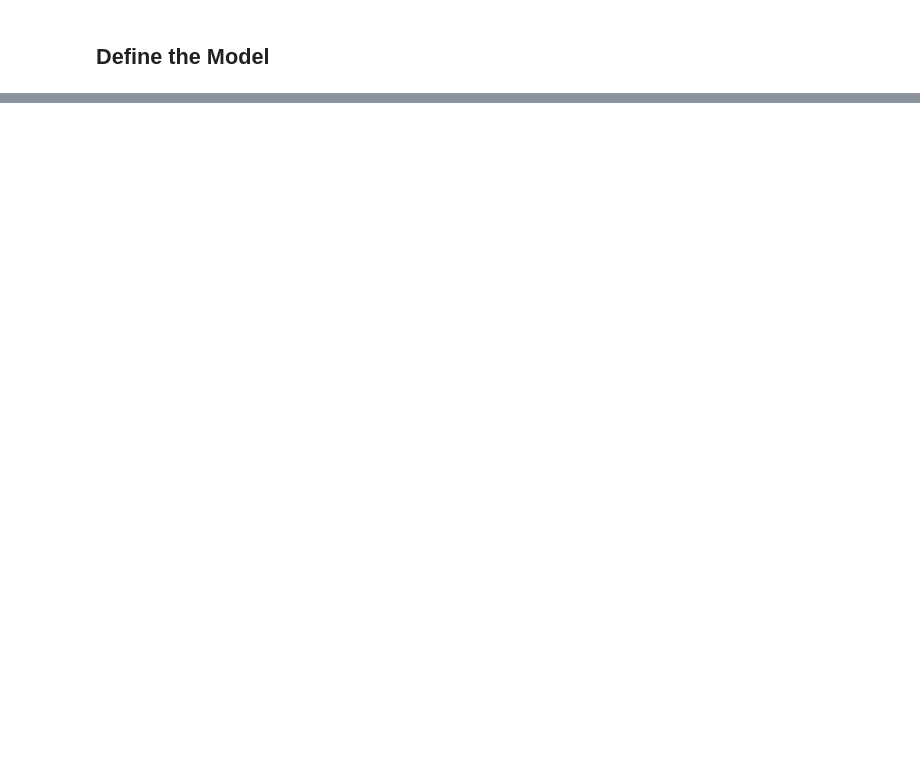
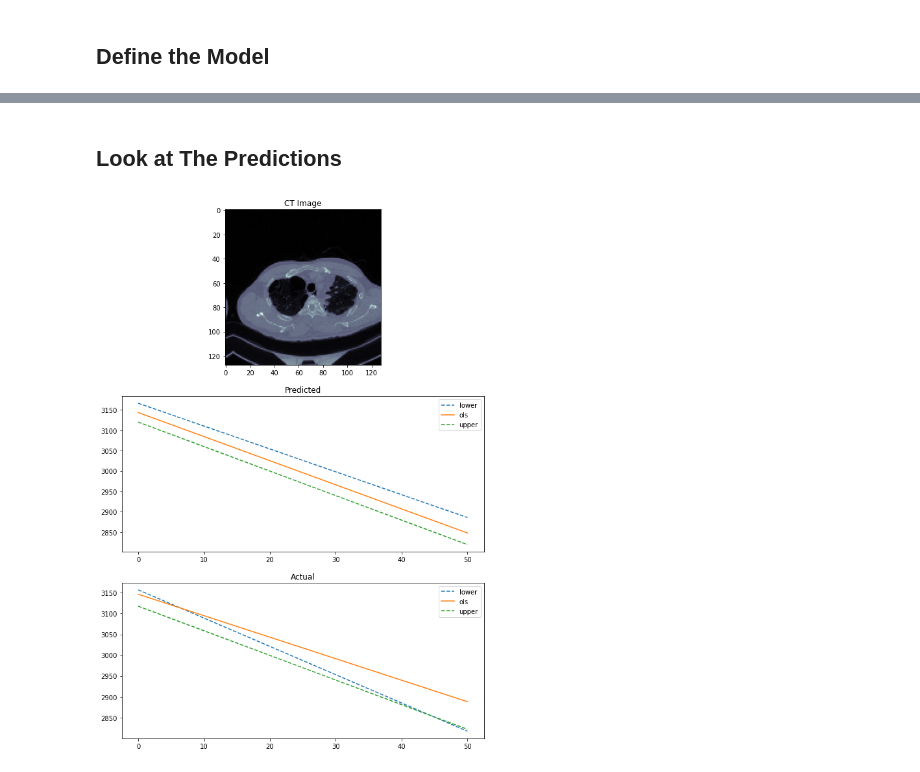
Before and after one commit to Lexie88rus/PulmonaryFibrosisProgression, a Jupyter notebook: Pulmonary_Fibrosis_Starter.ipynb, the cells around one changed output, grey strips where cells are left out. Saved outputs shown, nothing was run; the diff lists cells and outputs as text; code cells hidden in the pictures; blank space fills up the shorter version.

```diff
--- a/Pulmonary_Fibrosis_Starter.ipynb
+++ b/Pulmonary_Fibrosis_Starter.ipynb
@@ -300,0 +552,48 @@ for img, labels in sample_trainloader:
+# %% [markdown]
+## Look at The Predictions
+# %%
+# plot sample train data
+model.eval()
+for img, meta, labels in testloader:
+    img, meta, labels = img.to(device), meta.to(device), labels.to(device)
+    preds  = model.forward(img, meta)
+
+    img = img.cpu().detach().numpy()
+    preds = preds.cpu().detach().numpy()
+    labels = labels.cpu().detach().numpy()
+
+    # visualize the inputs
+    fig, axs = plt.subplots(3, 1, figsize=(10,15))
+    for i in range(0, img.shape[0]):
+        axs[0].imshow(img[i].reshape(SIZE, SIZE), cmap='bone')
+        axs[0].set_title('CT Image')
+
+        # plot predicted prognosis
+        a_lower, a_ols, a_upper, b_lower, b_ols, b_upper = preds[i][0], preds[i][1], preds[i][2], preds[i][3], preds[i][4], preds[i][5]
+        x = np.linspace(0, 50, 10)
+        axs[1].plot(x, lin_func(x,a_lower,b_lower), label = 'lower',
+            linestyle='--')
+        axs[1].plot(x, lin_func(x,a_ols,b_ols), label = 'ols',
+            linestyle='-')
+        axs[1].plot(x, lin_func(x,a_upper,b_upper), label = 'upper',
+            linestyle='--')
+        axs[1].set_title('Predicted')
+        axs[1].legend()
+
+        # plot actual prognosis
+        a_lower, a_ols, a_upper, b_lower, b_ols, b_upper = labels[i][0], labels[i][1], labels[i][2], labels[i][3], labels[i][4], labels[i][5]
+        axs[2].plot(x, lin_func(x,a_lower,b_lower), label = 'lower',
+            linestyle='--')
+        axs[2].plot(x, lin_func(x,a_ols,b_ols), label = 'ols',
+            linestyle='-')
+        axs[2].plot(x, lin_func(x,a_upper,b_upper), label = 'upper',
+            linestyle='--')
+        axs[2].set_title('Actual')
+        axs[2].legend()
+
+        plt.show()
+        break;
+
+    break;
+# %% [output]
+[figure, added]
```
Also changed, not shown: parts of 21 cells of this notebook.
